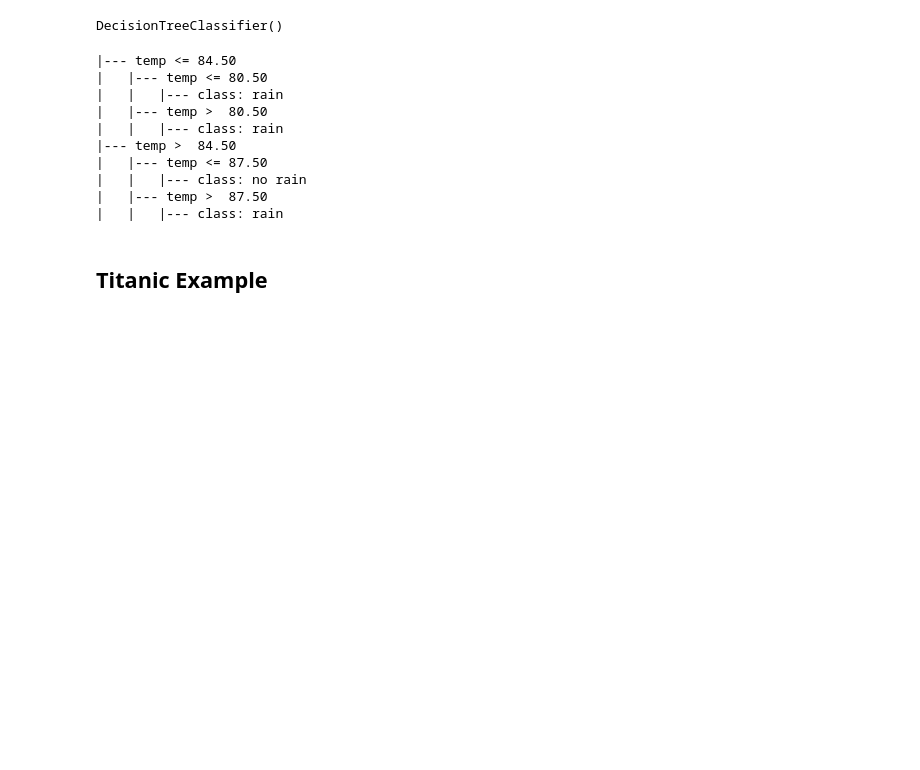
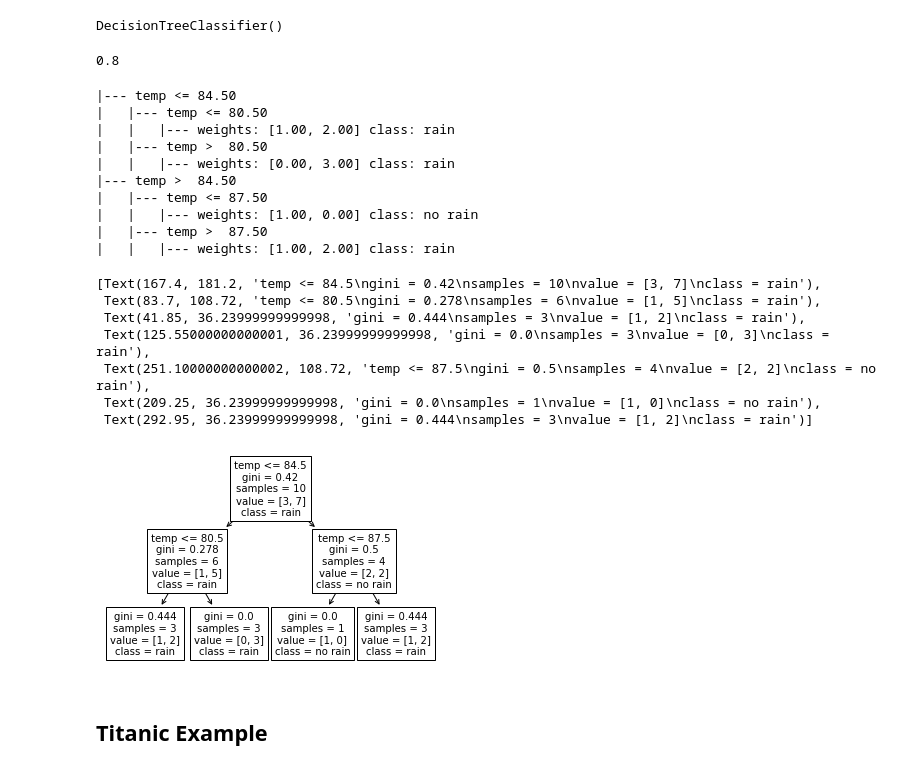
Before and after one commit to CodeupClassroom/florence-classification-exercises, a Jupyter notebook: decision_tree_lesson.ipynb, the cells around one changed output. Saved outputs shown, nothing was run; the diff lists cells and outputs as text; code cells hidden in the pictures; blank space fills up the shorter version.

Commit message:
Add lesson code on decision trees

```diff
--- a/decision_tree_lesson.ipynb
+++ b/decision_tree_lesson.ipynb
@@ -27,21 +41,34 @@ tree = DecisionTreeClassifier()
 tree.fit(X, y)
 # %% [output]
 DecisionTreeClassifier()
+# %%
+tree.score(X, y)
+# %% [output]
+0.8
 # %%
-print(export_text(tree, feature_names=X.columns.tolist()))
+print(export_text(tree, feature_names=X.columns.tolist(), show_weights=True))
 # %% [output]
 |--- temp <= 84.50
 |   |--- temp <= 80.50
-|   |   |--- class: rain
+|   |   |--- weights: [1.00, 2.00] class: rain
 |   |--- temp >  80.50
-|   |   |--- class: rain
+|   |   |--- weights: [0.00, 3.00] class: rain
 |--- temp >  84.50
 |   |--- temp <= 87.50
-|   |   |--- class: no rain
+|   |   |--- weights: [1.00, 0.00] class: no rain
 |   |--- temp >  87.50
-|   |   |--- class: rain
+|   |   |--- weights: [1.00, 2.00] class: rain
 # %%
-plot_tree
+plot_tree(tree, feature_names=X.columns.tolist(), class_names=sorted(y.unique()))
+# %% [output]
+[Text(167.4, 181.2, 'temp <= 84.5\ngini = 0.42\nsamples = 10\nvalue = [3, 7]\nclass = rain'),
+ Text(83.7, 108.72, 'temp <= 80.5\ngini = 0.278\nsamples = 6\nvalue = [1, 5]\nclass = rain'),
+ Text(41.85, 36.23999999999998, 'gini = 0.444\nsamples = 3\nvalue = [1, 2]\nclass = rain'),
+ Text(125.55000000000001, 36.23999999999998, 'gini = 0.0\nsamples = 3\nvalue = [0, 3]\nclass = rain'),
+ Text(251.10000000000002, 108.72, 'temp <= 87.5\ngini = 0.5\nsamples = 4\nvalue = [2, 2]\nclass = no rain'),
+ Text(209.25, 36.23999999999998, 'gini = 0.0\nsamples = 1\nvalue = [1, 0]\nclass = no rain'),
+ Text(292.95, 36.23999999999998, 'gini = 0.444\nsamples = 3\nvalue = [1, 2]\nclass = rain')]
+[figure, added]
 # %% [markdown]
 ## Titanic Example
 # %%
```
Also changed, not shown: parts of 11 cells of this notebook.
